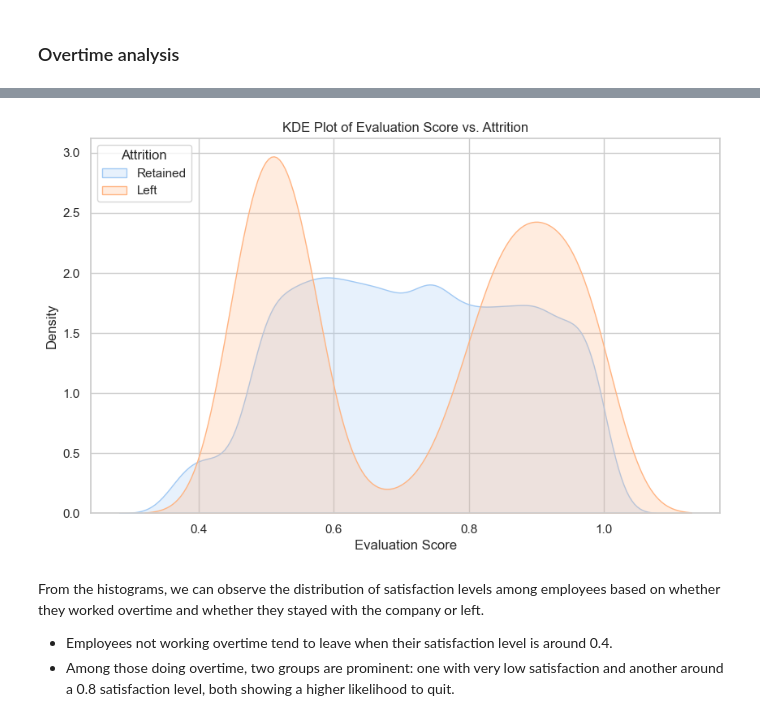
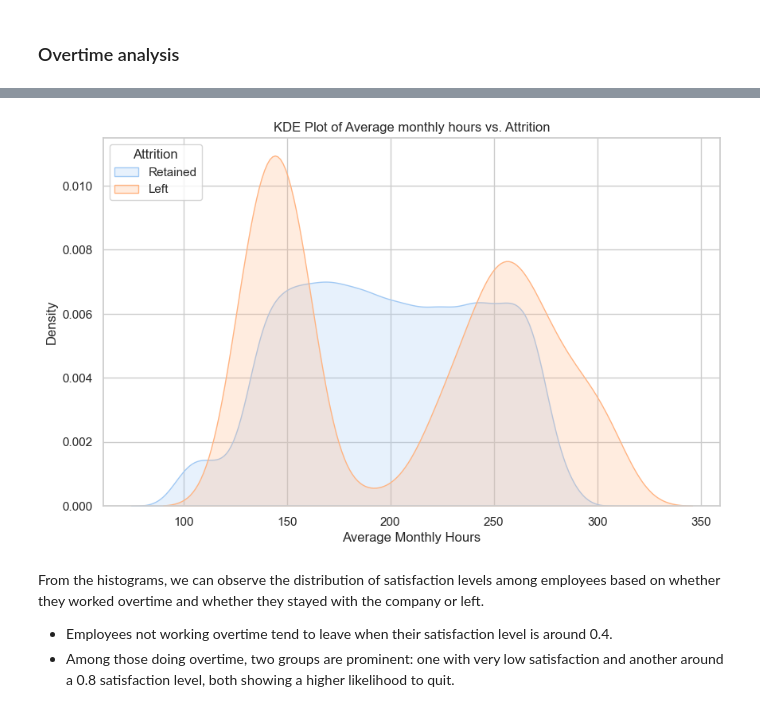
Before and after one commit to alexbarsan944/HR-Analytics, a Jupyter notebook: hr_analytics.ipynb, the cells around one changed output, grey strips where cells are left out. Saved outputs shown, nothing was run; the diff lists cells and outputs as text; code cells hidden in the pictures.

```diff
--- a/hr_analytics.ipynb
+++ b/hr_analytics.ipynb
@@ -122,6 +127,7 @@ True
 # %%
 df.rename(columns={"average_montly_hours": "average_monthly_hours"}, inplace=True)
 df.rename(columns={"time_spend_company": "tenure"}, inplace=True)
+df.rename(columns={"salary": "salary_usd"}, inplace=True)
 # %% [markdown]
 #### Understanding the HR dataset
 
@@ -192,7 +200,7 @@ Initial observations of the data:
 * Majority of people have low and medium salaries
 # %%
 print(start + "Encoding salaries from low, medium, high to 0, 1, 2" + end)
-df["salary"] = df["salary"].map({"low": 0.0, "medium": 1.0, "high": 2.0})
+df["salary"] = pd.qcut(df["salary_usd"], 3, labels=False)
 df.head()
 # %% [output]
 Encoding salaries from low, medium, high to 0, 1, 2
@@ -256,3 +248,0 @@ sorted_df[:10]
-# %%
-df = df.drop_duplicates()
-df.sort_values(by=df.columns.to_list())[:10]
@@ -709,14 +710,16 @@ create_overtime_histograms(
 # %%
 plt.figure(figsize=(10, 6))
-sns.kdeplot(data=df[df["left"] == 0]["last_evaluation"], label="Retained", fill=True)
-sns.kdeplot(data=df[df["left"] == 1]["last_evaluation"], label="Left", fill=True)
-plt.title("KDE Plot of Evaluation Score vs. Attrition")
-plt.xlabel("Evaluation Score")
+sns.kdeplot(
+    data=df[df["left"] == 0]["average_monthly_hours"], label="Retained", fill=True
+)
+sns.kdeplot(data=df[df["left"] == 1]["average_monthly_hours"], label="Left", fill=True)
+plt.title("KDE Plot of Average monthly hours vs. Attrition")
+plt.xlabel("Average Monthly Hours")
 plt.ylabel("Density")
 plt.legend(title="Attrition", loc="upper left", labels=["Retained", "Left"])
 plt.show();
 # %% [output]
-[figure, old version]
+[figure, new version]
 # %% [markdown]
 From the histograms, we can observe the distribution of satisfaction levels among employees based on whether they worked overtime and whether they stayed with the company or left.
 - Employees not working overtime tend to leave when their satisfaction level is around 0.4.
```
Also changed, not shown: parts of 71 cells of this notebook, 8 other files.
